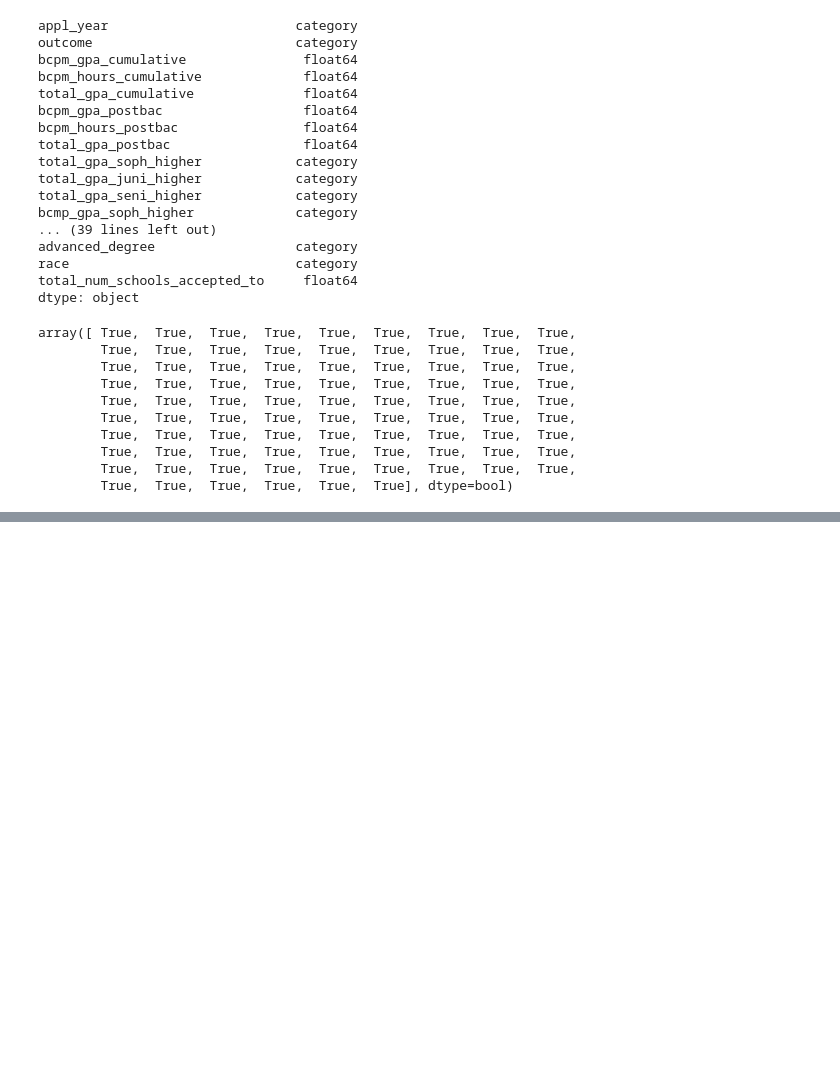
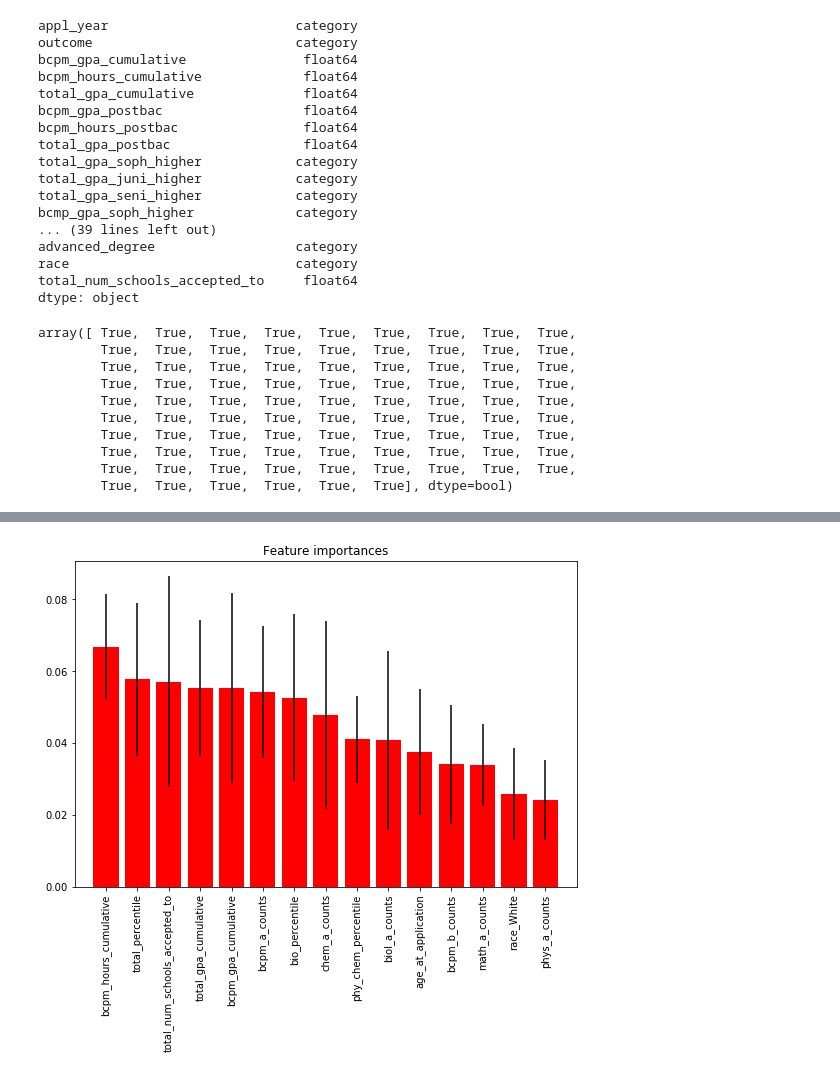
Before and after one commit to jgutman/eduanalytics, a Jupyter notebook: connecting_to_database_with_python.ipynb, the cells around one changed output, grey strips where cells are left out. Saved outputs shown, nothing was run; the diff lists cells and outputs as text; code cells hidden in the pictures; blank space fills up the shorter version.

```diff
--- a/connecting_to_database_with_python.ipynb
+++ b/connecting_to_database_with_python.ipynb
@@ -163,0 +247,16 @@ array([[ 0.82945488,  0.17054512],
+# %%
+importances = forest.feature_importances_
+std = np.std([tree.feature_importances_ for tree in forest.estimators_],
+             axis=0)
+indices = np.argsort(importances)[::-1]
+n_cols = len(transformed_columns)
+top_n = 15
+top_n_indices = indices[:top_n]
+
+# Print the feature ranking
+print("Feature ranking:")
+labeled_importances = OrderedDict(zip(
+    transformed_columns[indices], importances[indices]))
+
+for feature, score in labeled_importances.items():
+    print("%s: (%f)" % (feature, score))
@@ -163,0 +281,11 @@ array([[ 0.82945488,  0.17054512],
+# %%
+# Plot the feature importances of the forest
+plt.figure(figsize=(9,6))
+plt.title("Feature importances")
+plt.bar(range(top_n), importances[top_n_indices],
+       color="r", yerr=std[top_n_indices], align="center")
+plt.xticks(range(top_n), transformed_columns[top_n_indices], rotation = 90)
+plt.xlim([-1, top_n])
+plt.show()
+# %% [output]
+[figure, added]
```
Also changed, not shown: parts of 20 cells of this notebook.
